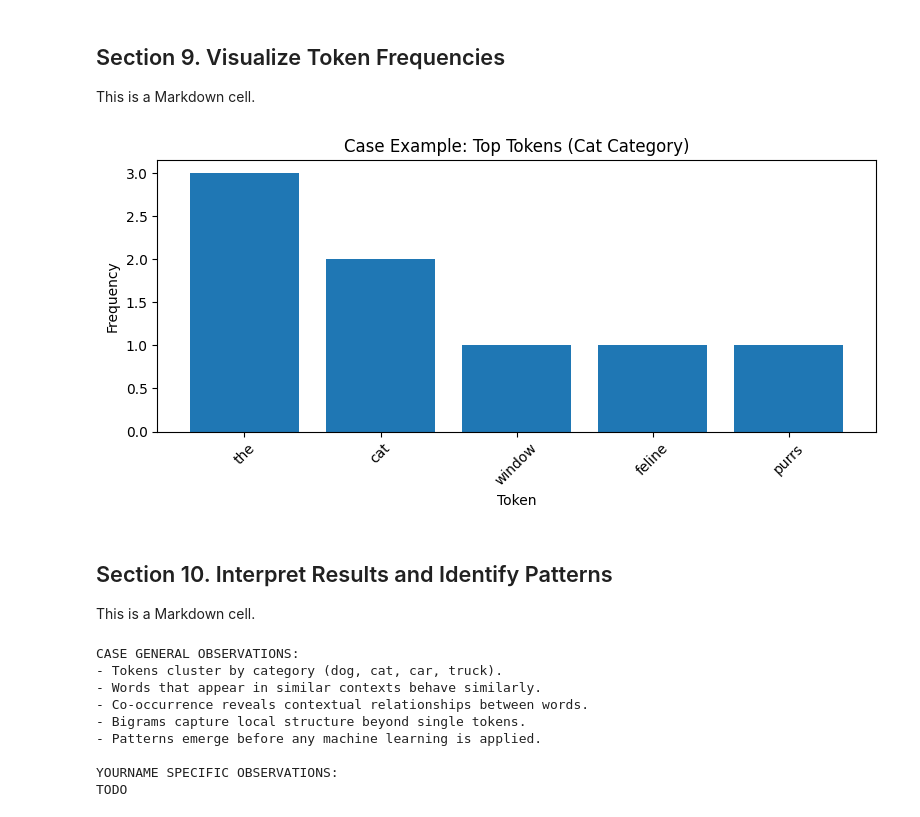
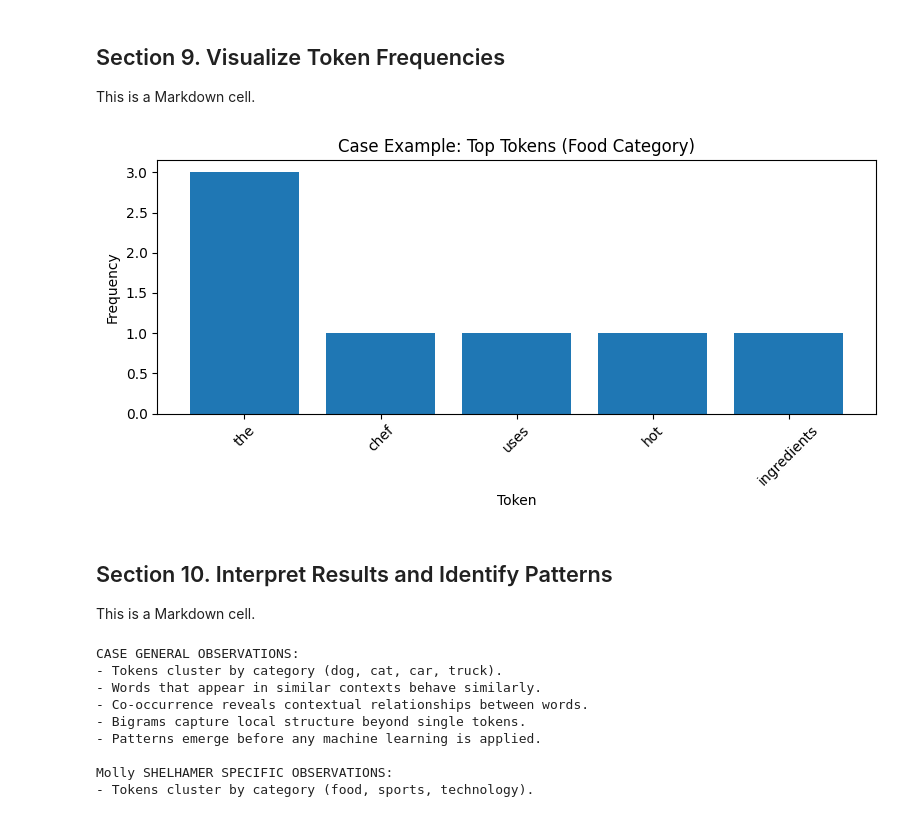
Before and after one commit to MollyShelhamer/nlp-03-text-exploration, a Jupyter notebook: notebooks/nlp_new_corpus_explore_shelhamer.ipynb, the cells around one changed output. Cells and saved outputs as stored; diff of their text form; code cells hidden in the pictures.

```diff
--- a/notebooks/nlp_new_corpus_explore_shelhamer.ipynb
+++ b/notebooks/nlp_new_corpus_explore_shelhamer.ipynb
@@ -419,34 +415,34 @@ This is a Markdown cell.
 # %%
 # Section 9 Python cell
 
 # Define a new DataFrame that filters the category frequency DataFrame
-# to get the top 5 tokens for the "cat" category.
-cat_df = category_freq_df.filter(pl.col("category") == "cat").head(5)
+# to get the top 5 tokens for the "food" category.
+food_df = category_freq_df.filter(pl.col("category") == "food").head(5)
 
 # Create a figure that is 8 inches wide and 4 inches tall
 plt.figure(figsize=(8, 4))
 
 # Add a bar chart to the figure using the tokens as the x-axis and their frequencies as the y-axis.
-plt.bar(cat_df["token"], cat_df["len"])
+plt.bar(food_df["token"], food_df["len"])
 
 # Define the x-axis tick parameters to rotate the labels by 45 degrees for better readability.
 # The gca() function gets the current axes of the plot, and tick_params() is used to set the rotation of the x-axis labels.
 ax = plt.gca()
 ax.tick_params(axis="x", labelrotation=45)
 
 # Set the title and labels for the axes of the plot.
-plt.title("Case Example: Top Tokens (Cat Category)")
+plt.title("Case Example: Top Tokens (Food Category)")
 plt.xlabel("Token")
 plt.ylabel("Frequency")
 
 # Adjust the layout of the plot to prevent overlap and ensure everything fits well.
 plt.tight_layout()
 
 # Display the plot on the screen.
 # The execution of the script will pause until the plot window is closed.
 plt.show()
 # %% [output]
-[figure, old version]
+[figure, new version]
 # %% [markdown]
 ## Section 10. Interpret Results and Identify Patterns
 
@@ -463,8 +459,14 @@ print("- Co-occurrence reveals contextual relationships between words.")
 print("- Bigrams capture local structure beyond single tokens.")
 print("- Patterns emerge before any machine learning is applied.")
 
-print("\nYOURNAME SPECIFIC OBSERVATIONS:")
-print("TODO")
+print("\nMolly SHELHAMER SPECIFIC OBSERVATIONS:")
+print("- Tokens cluster by category (food, sports, technology).")
+print(
+    "- Many top words are filler words - would like to see how results change with filtering."
+)
+print(
+    "- The bigram results are informative and show common phrases within the categories without many filler words."
+)
 # %% [output]
 CASE GENERAL OBSERVATIONS:
 - Tokens cluster by category (dog, cat, car, truck).
@@ -473,8 +475,8 @@ CASE GENERAL OBSERVATIONS:
 - Bigrams capture local structure beyond single tokens.
 - Patterns emerge before any machine learning is applied.
 
-YOURNAME SPECIFIC OBSERVATIONS:
-TODO
+Molly SHELHAMER SPECIFIC OBSERVATIONS:
+- Tokens cluster by category (food, sports, technology).
 # %%
 # Final Python cell
 
```
Also changed, not shown: parts of 9 cells of this notebook, 1 other file.
